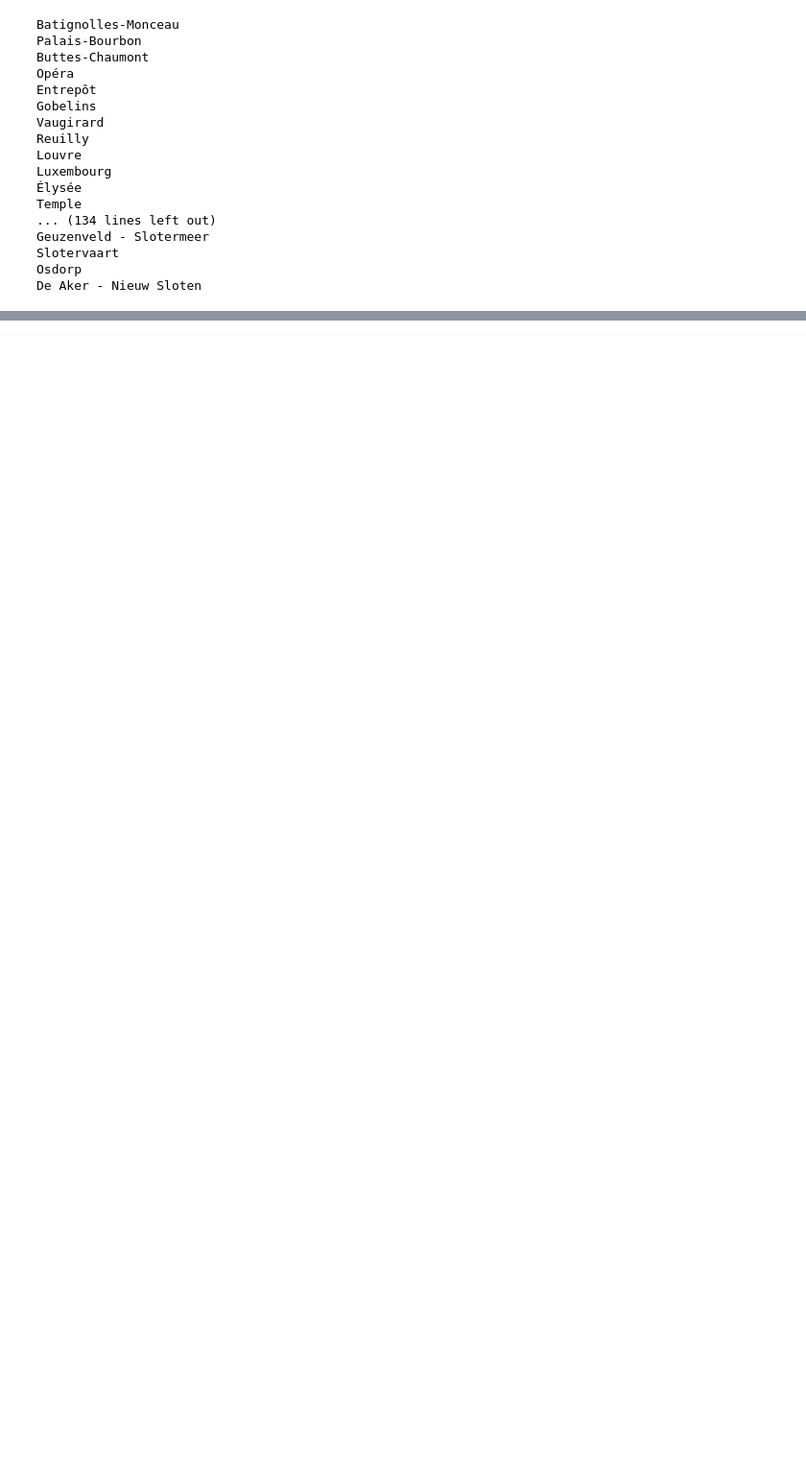
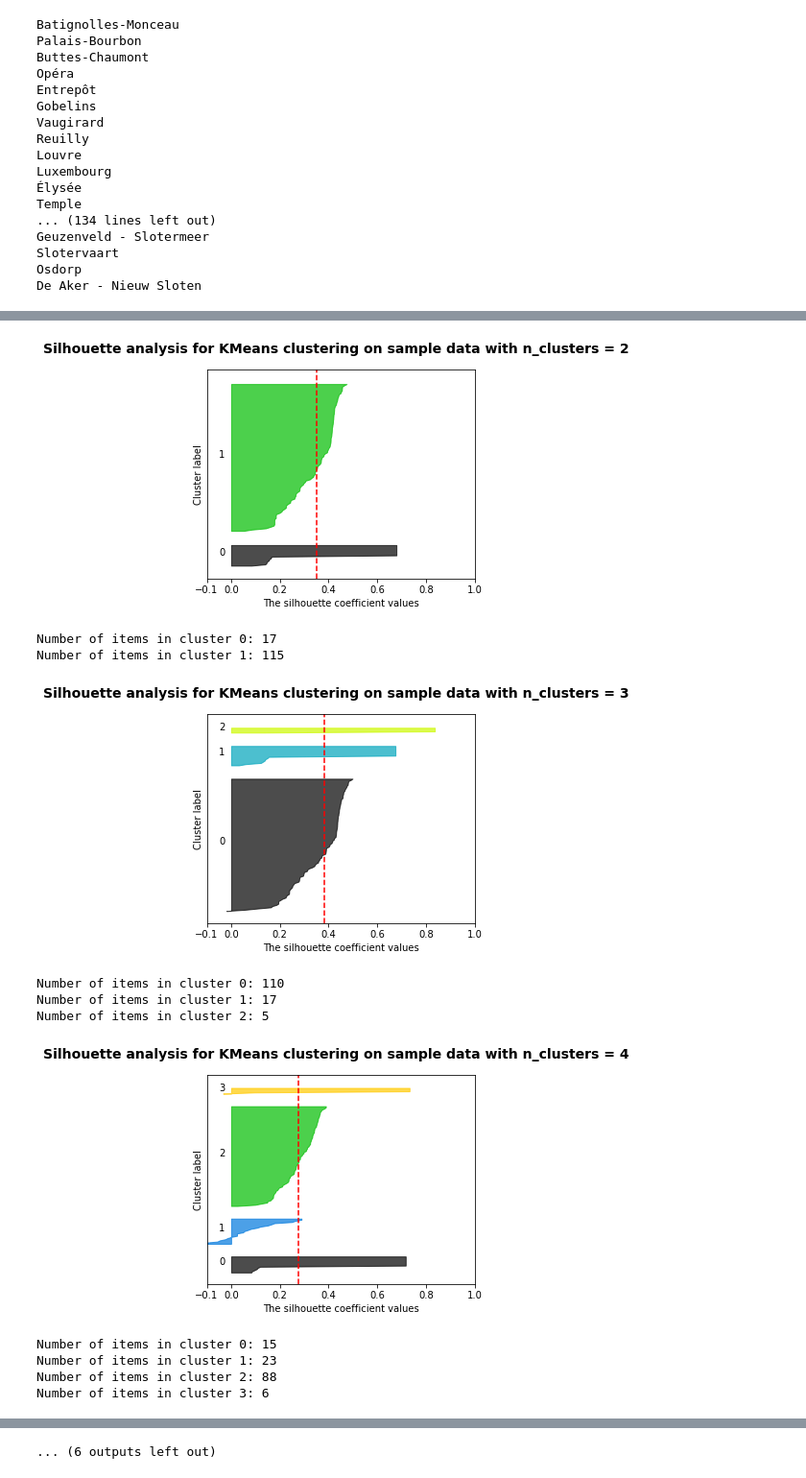
Before and after one commit to asernat/coursera-capston-project, a Jupyter notebook: Battle_of_Neighborhoods.ipynb, the cells around one changed output, grey strips where cells are left out. Shown at 96% size. Cells and saved outputs as stored; diff of their text form; code cells hidden in the pictures; blank space fills up the shorter version.

```diff
--- a/Battle_of_Neighborhoods.ipynb
+++ b/Battle_of_Neighborhoods.ipynb
@@ -285,0 +441,16 @@ array([1, 1, 1, 1, 1, 1, 1, 1, 1, 1, 1, 1, 1, 1, 1, 1, 1, 1, 1, 1, 1, 1, 1,
+# %%
+# Clusters with common categories in at least 20% of the neigborhoods
+test_clusters(0.2)
+# %% [output]
+[figure, added]
+Number of items in cluster 0: 17
+Number of items in cluster 1: 115
+[figure, added]
+Number of items in cluster 0: 110
+Number of items in cluster 1: 17
+Number of items in cluster 2: 5
+[figure, added]
+Number of items in cluster 0: 15
+Number of items in cluster 1: 23
+Number of items in cluster 2: 88
+Number of items in cluster 3: 6
@@ -285,0 +478 @@ array([1, 1, 1, 1, 1, 1, 1, 1, 1, 1, 1, 1, 1, 1, 1, 1, 1, 1, 1, 1, 1, 1, 1,
+... (6 outputs left out)
```
Also changed, not shown: parts of 41 cells of this notebook.
